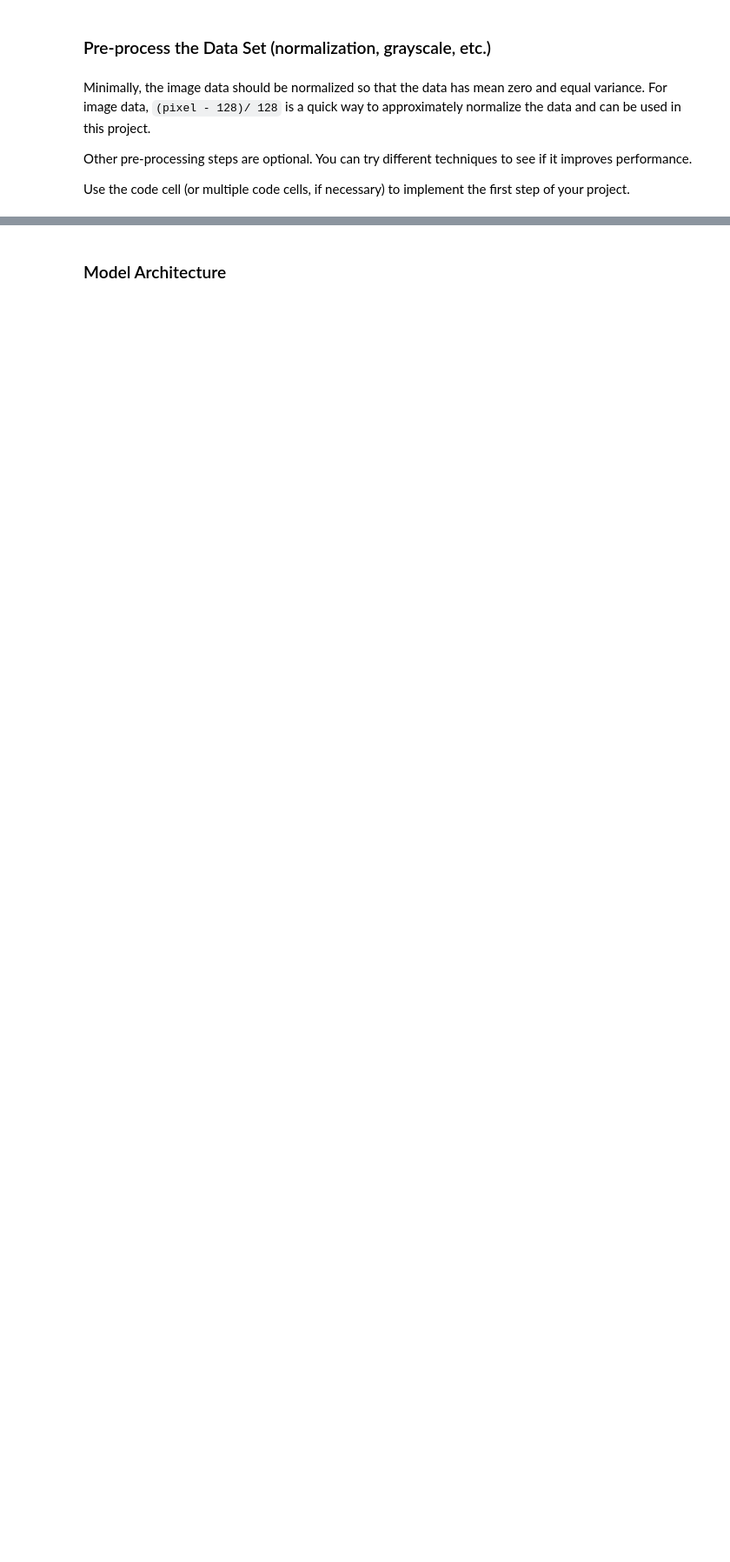
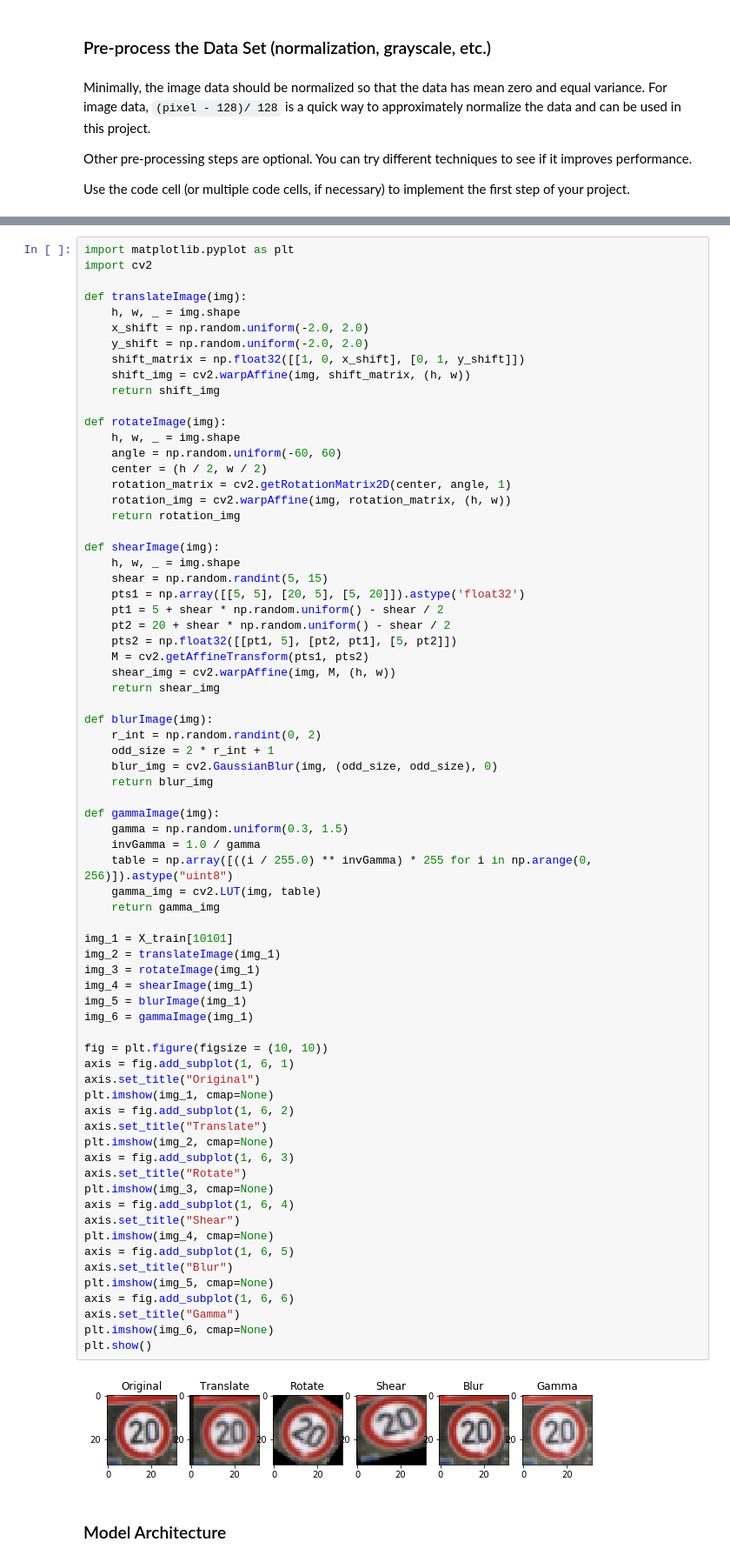
Before and after one commit to pascalirminger/CarND-Traffic-Sign-Classifier-P2, a Jupyter notebook: Traffic_Sign_Classifier.ipynb, the cells around one changed output, grey strips where cells are left out. Shown: that part at 87% size. Drawn from its saved outputs; the diff is of its cells as text; blank space fills up the shorter version.

```diff
--- a/Traffic_Sign_Classifier.ipynb
+++ b/Traffic_Sign_Classifier.ipynb
@@ -208,3 +197,76 @@ X_train, y_train = shuffle(X_train, y_train)
+# %%
+import matplotlib.pyplot as plt
+import cv2
+
+def translateImage(img):
+    h, w, _ = img.shape
+    x_shift = np.random.uniform(-2.0, 2.0)
+    y_shift = np.random.uniform(-2.0, 2.0)
+    shift_matrix = np.float32([[1, 0, x_shift], [0, 1, y_shift]])
+    shift_img = cv2.warpAffine(img, shift_matrix, (h, w))
+    return shift_img
+
+def rotateImage(img):
+    h, w, _ = img.shape
+    angle = np.random.uniform(-60, 60)
+    center = (h / 2, w / 2)
+    rotation_matrix = cv2.getRotationMatrix2D(center, angle, 1)
+    rotation_img = cv2.warpAffine(img, rotation_matrix, (h, w))
+    return rotation_img
+
+def shearImage(img):
+    h, w, _ = img.shape
+    shear = np.random.randint(5, 15)
+    pts1 = np.array([[5, 5], [20, 5], [5, 20]]).astype('float32')
+    pt1 = 5 + shear * np.random.uniform() - shear / 2
+    pt2 = 20 + shear * np.random.uniform() - shear / 2
+    pts2 = np.float32([[pt1, 5], [pt2, pt1], [5, pt2]])
+    M = cv2.getAffineTransform(pts1, pts2)
+    shear_img = cv2.warpAffine(img, M, (h, w))
+    return shear_img
+
+def blurImage(img):
+    r_int = np.random.randint(0, 2)
+    odd_size = 2 * r_int + 1
+    blur_img = cv2.GaussianBlur(img, (odd_size, odd_size), 0)
+    return blur_img
+
+def gammaImage(img):
+    gamma = np.random.uniform(0.3, 1.5)
+    invGamma = 1.0 / gamma
+    table = np.array([((i / 255.0) ** invGamma) * 255 for i in np.arange(0, 256)]).astype("uint8")
+    gamma_img = cv2.LUT(img, table)
+    return gamma_img
+
+img_1 = X_train[10101]
+img_2 = translateImage(img_1)
+img_3 = rotateImage(img_1)
+img_4 = shearImage(img_1)
+img_5 = blurImage(img_1)
+img_6 = gammaImage(img_1)
+
+fig = plt.figure(figsize = (10, 10))
+axis = fig.add_subplot(1, 6, 1)
+axis.set_title("Original")
+plt.imshow(img_1, cmap=None)
+axis = fig.add_subplot(1, 6, 2)
+axis.set_title("Translate")
+plt.imshow(img_2, cmap=None)
+axis = fig.add_subplot(1, 6, 3)
+axis.set_title("Rotate")
+plt.imshow(img_3, cmap=None)
+axis = fig.add_subplot(1, 6, 4)
+axis.set_title("Shear")
+plt.imshow(img_4, cmap=None)
+axis = fig.add_subplot(1, 6, 5)
+axis.set_title("Blur")
+plt.imshow(img_5, cmap=None)
+axis = fig.add_subplot(1, 6, 6)
+axis.set_title("Gamma")
+plt.imshow(img_6, cmap=None)
+plt.show()
+# %% [output]
+[figure, added]
 # %% [markdown]
 ### Model Architecture
 # %%
```
Also changed, not shown: parts of 11 cells of this notebook, 1 other file.
